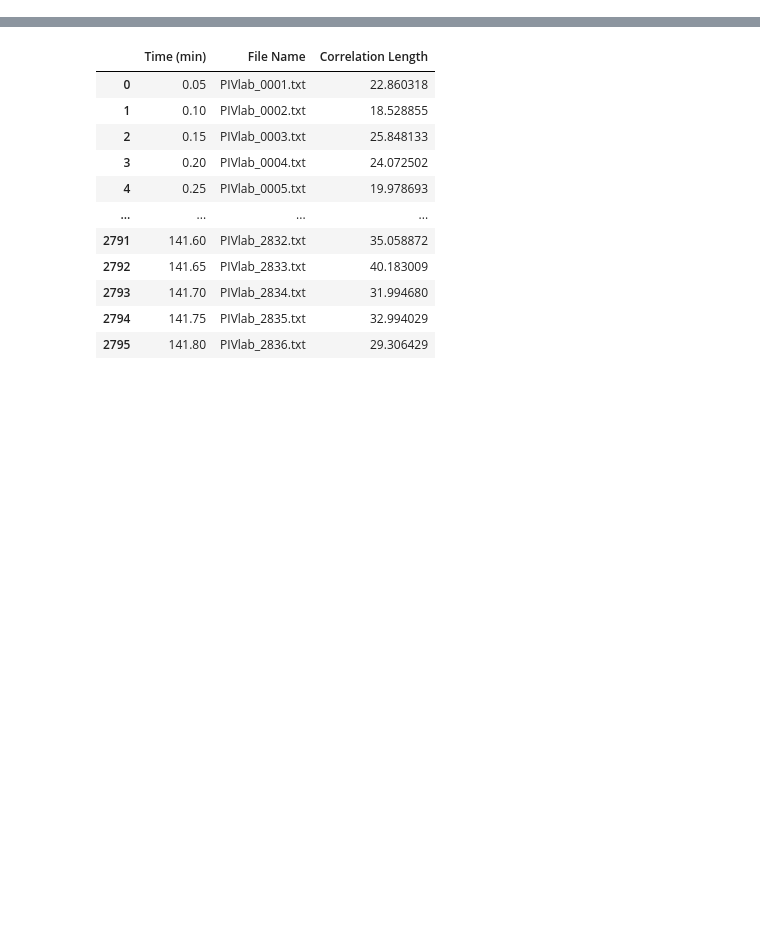
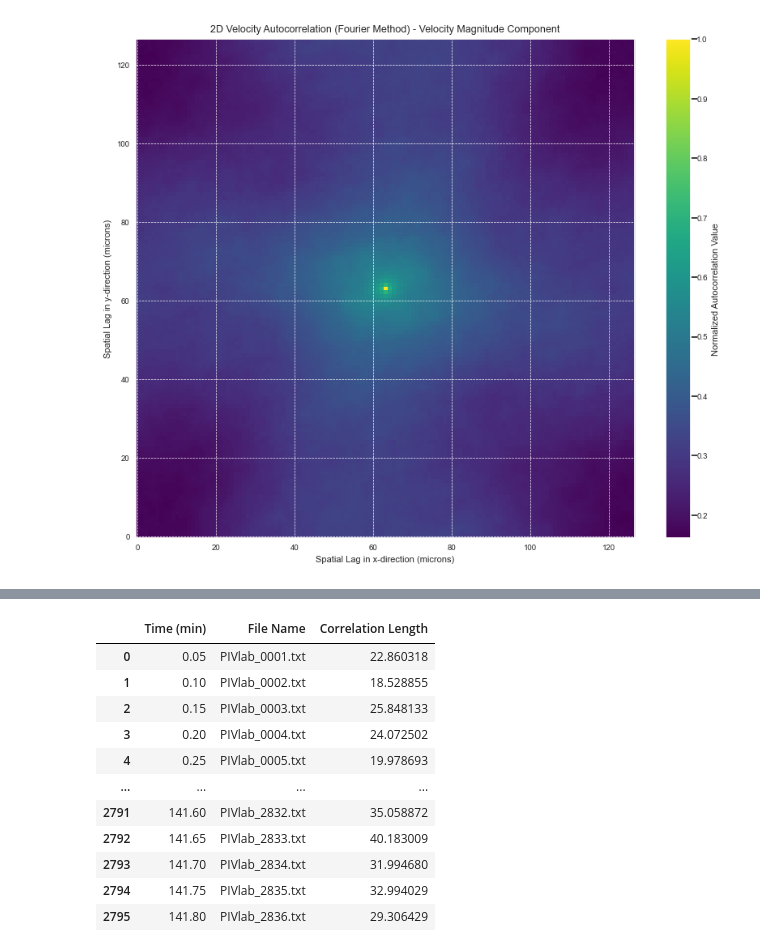
Before and after one commit to dalarios/activedrops, a Jupyter notebook: code/exploratory/autocorrelation-final.ipynb, the cells around one changed output, grey strips where cells are left out. Saved outputs shown, nothing was run; the diff lists cells and outputs as text; code cells hidden in the pictures; blank space fills up the shorter version.

```diff
--- a/code/exploratory/autocorrelation-final.ipynb
+++ b/code/exploratory/autocorrelation-final.ipynb
@@ -129 +172,13 @@ def compute_autocorrelation_for_frames(file_paths, r_values):
+# %%
+# Load and convert data
+df = load_and_convert_data(file_paths[0])
+
+# Reshape velocities for processing
+reshape_dim = int(np.sqrt(df.shape[0]))
+UX, UY = df['u [um/s]'].values.reshape((reshape_dim, reshape_dim)), df['v [um/s]'].values.reshape((reshape_dim, reshape_dim))
+
+# Visualize the 2D autocorrelation
+plot_2d_velocity_autocorrelation(UX, UY)
+# %% [output]
+[figure, added]
 # %%
```
Also changed, not shown: parts of 6 cells of this notebook.
